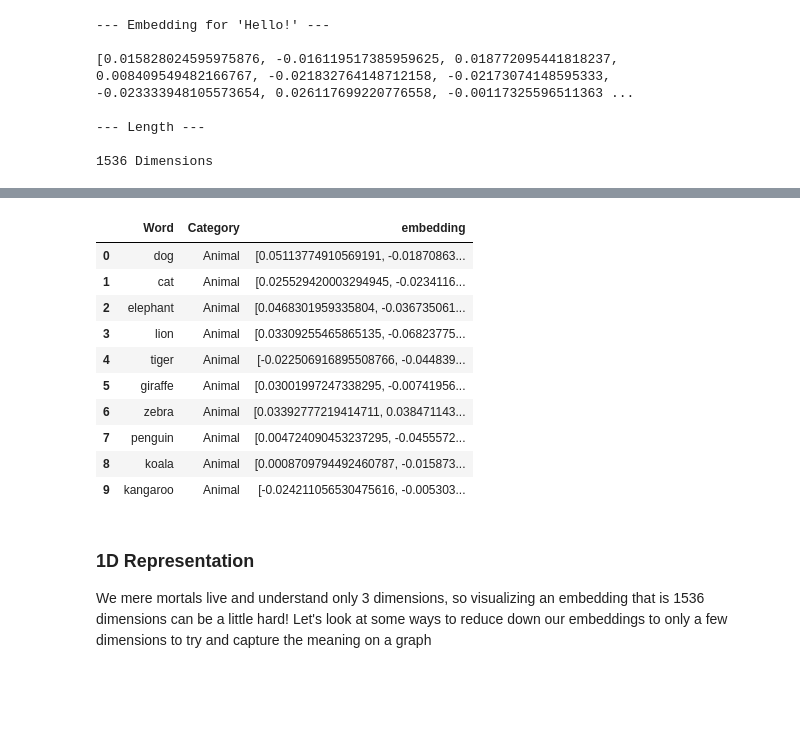
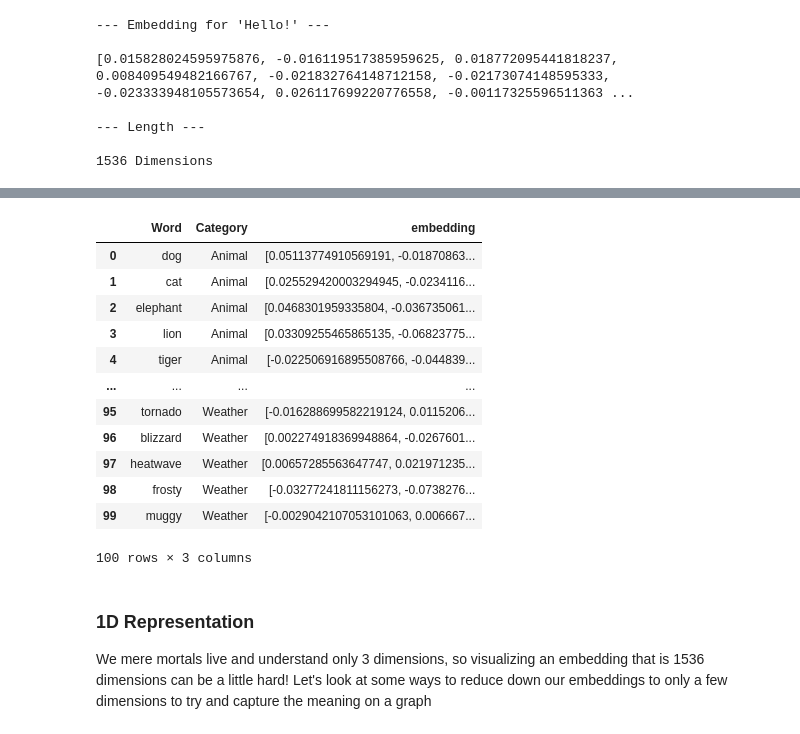
Before and after one commit to ALucek/embeddings-guide, a Jupyter notebook: WTF_VDB.ipynb, the cells around one changed output, grey strips where cells are left out. Saved outputs shown, nothing was run; the diff lists cells and outputs as text; code cells hidden in the pictures; blank space fills up the shorter version.

```diff
--- a/WTF_VDB.ipynb
+++ b/WTF_VDB.ipynb
@@ -132,19 +132,21 @@ Let's visualize and apply these embeddings now!
 # %%
 df = pd.read_csv('/Users/alucek/Documents/Jupyter_Notebooks/embeddings-guide/100_embeddings.csv')
 
-df.head(10)
+df
 # %% [output]
 |  | Word | Category | embedding |
 | 0 | dog | Animal | [0.05113774910569191, -0.01870863... |
 | 1 | cat | Animal | [0.025529420003294945, -0.0234116... |
 | 2 | elephant | Animal | [0.0468301959335804, -0.036735061... |
 | 3 | lion | Animal | [0.03309255465865135, -0.06823775... |
 | 4 | tiger | Animal | [-0.022506916895508766, -0.044839... |
-| 5 | giraffe | Animal | [0.03001997247338295, -0.00741956... |
-| 6 | zebra | Animal | [0.03392777219414711, 0.038471143... |
-| 7 | penguin | Animal | [0.004724090453237295, -0.0455572... |
-| 8 | koala | Animal | [0.0008709794492460787, -0.015873... |
-| 9 | kangaroo | Animal | [-0.024211056530475616, -0.005303... |
+| ... | ... | ... | ... |
+| 95 | tornado | Weather | [-0.016288699582219124, 0.0115206... |
+| 96 | blizzard | Weather | [0.002274918369948864, -0.0267601... |
+| 97 | heatwave | Weather | [0.00657285563647747, 0.021971235... |
+| 98 | frosty | Weather | [-0.03277241811156273, -0.0738276... |
+| 99 | muggy | Weather | [-0.0029042107053101063, 0.006667... |
+100 rows × 3 columns
 # %%
 def get_embedding(word, df):
     """Retrieve the embedding for a given word."""
```
Also changed, not shown: parts of 4 cells of this notebook.
